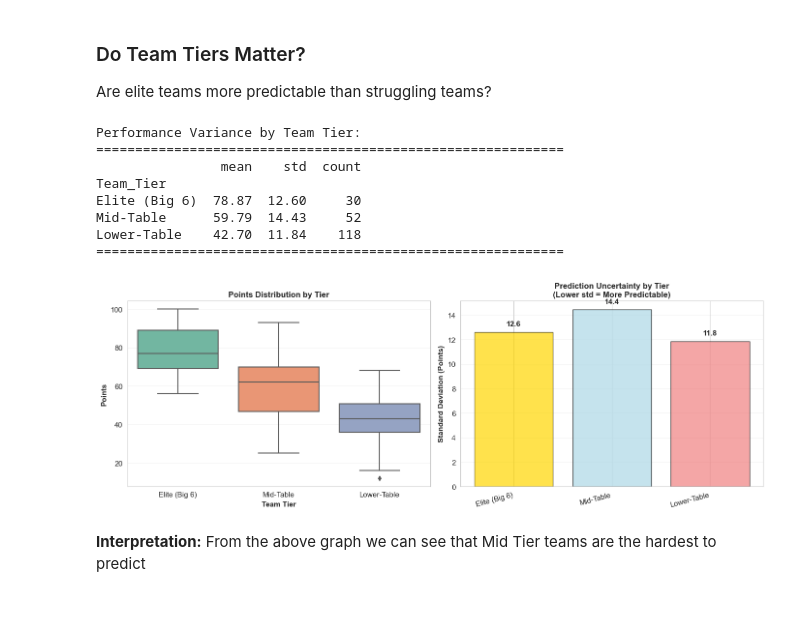
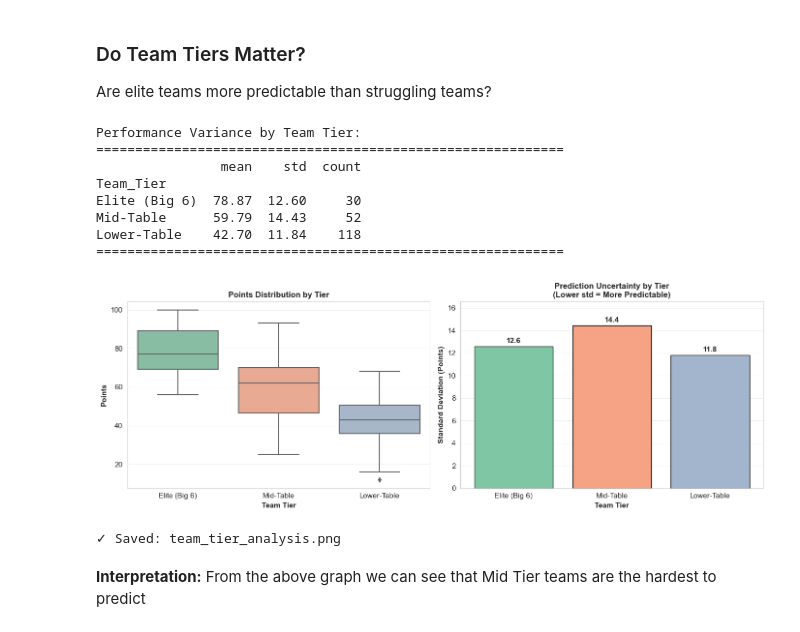
Before and after one commit to Plakkim002/AM10_Group4_Poster, a Jupyter notebook: Sudy_Group_4_Poster_Code.ipynb, the cells around one changed output. Saved outputs shown, nothing was run; the diff lists cells and outputs as text; code cells hidden in the pictures.

```diff
--- a/Sudy_Group_4_Poster_Code.ipynb
+++ b/Sudy_Group_4_Poster_Code.ipynb
@@ -376,45 +376,73 @@ print("="*60)
 print(tier_stats)
 print("="*60)
 
+# Define consistent color scheme - these exact colors for both graphs
+tier_colors = {
+    'Elite (Big 6)': '#7FC6A4',      # Teal/Green
+    'Mid-Table': '#F6A385',           # Coral/Orange
+    'Lower-Table': '#A2B5CD'          # Blue/Purple
+}
+
 # Visualize
 fig, axes = plt.subplots(1, 2, figsize=(14, 5))
 
-# Points distribution
+# Points distribution - Box plot
 ax = axes[0]
 tier_order = ['Elite (Big 6)', 'Mid-Table', 'Lower-Table']
 tier_data = df_complete[df_complete['Team_Tier'].isin(tier_order)]
-sns.boxplot(data=tier_data, x='Team_Tier', y='Points', order=tier_order, ax=ax, palette='Set2')
+
+# Create color list in the exact order
+colors_list = [tier_colors[tier] for tier in tier_order]
+
+sns.boxplot(data=tier_data, x='Team_Tier', y='Points', order=tier_order, ax=ax, palette=colors_list)
 ax.set_xlabel('Team Tier', fontsize=11, fontweight='bold')
 ax.set_ylabel('Points', fontsize=11, fontweight='bold')
 ax.set_title('Points Distribution by Tier', fontsize=12, fontweight='bold')
 ax.grid(True, alpha=0.3, axis='y')
 
-# Variance comparison
+# Variance comparison - Bar chart with EXACT same colors
 ax = axes[1]
 x_pos = range(len(tier_stats))
-ax.bar(x_pos, tier_stats['std'], color=['gold', 'lightblue', 'lightcoral'], edgecolor='black', alpha=0.7)
+
+# Use the same color list for bars (in the same order as tier_stats.index)
+bar_colors = [tier_colors[tier] for tier in tier_stats.index]
+
+# Remove alpha to match boxplot colors exactly
+ax.bar(x_pos, tier_stats['std'], color=bar_colors, edgecolor='black')
 ax.set_xticks(x_pos)
-ax.set_xticklabels(tier_stats.index, rotation=15, ha='right')
+ax.set_xticklabels(tier_stats.index, rotation=0, ha='center')
+ax.set_xlabel('Team Tier', fontsize=11, fontweight='bold')
 ax.set_ylabel('Standard Deviation (Points)', fontsize=11, fontweight='bold')
 ax.set_title('Prediction Uncertainty by Tier\n(Lower std = More Predictable)', fontsize=12, fontweight='bold')
-ax.grid(True, alpha=0.3, axis='y')
+
+# Only horizontal grid lines - explicitly turn off vertical lines
+ax.yaxis.grid(True, alpha=0.3)
+ax.xaxis.grid(False)
+ax.set_axisbelow(True)
+
+# Adjust y-axis limit to accommodate the highest value with padding
+max_std = tier_stats['std'].max()
+ax.set_ylim(0, max_std * 1.15)  # Add 15% padding at the top
 
 for i, v in enumerate(tier_stats['std']):
-    ax.text(i, v + 0.5, f'{v:.1f}', ha='center', fontweight='bold')
+    ax.text(i, v + 0.3, f'{v:.1f}', ha='center', fontweight='bold')
 
 plt.tight_layout()
-plt.savefig('team_tier_analysis.png', dpi=300, bbox_inches='tight')
+plt.savefig('/tmp/team_tier_analysis.png', dpi=300, bbox_inches='tight')
 plt.show()
+
+print("\n✓ Saved: team_tier_analysis.png")
 # %% [output]
 Performance Variance by Team Tier:
 ============================================================
                 mean    std  count
 Team_Tier
 Elite (Big 6)  78.87  12.60     30
 Mid-Table      59.79  14.43     52
 Lower-Table    42.70  11.84    118
 ============================================================
-[figure, old version]
+[figure, new version]
+✓ Saved: team_tier_analysis.png
 # %% [markdown]
 **Interpretation:** From the above graph we can see that Mid Tier teams are the hardest to predict
 # %% [markdown]
```
Also changed, not shown: parts of 2 cells of this notebook, 4 other files.
